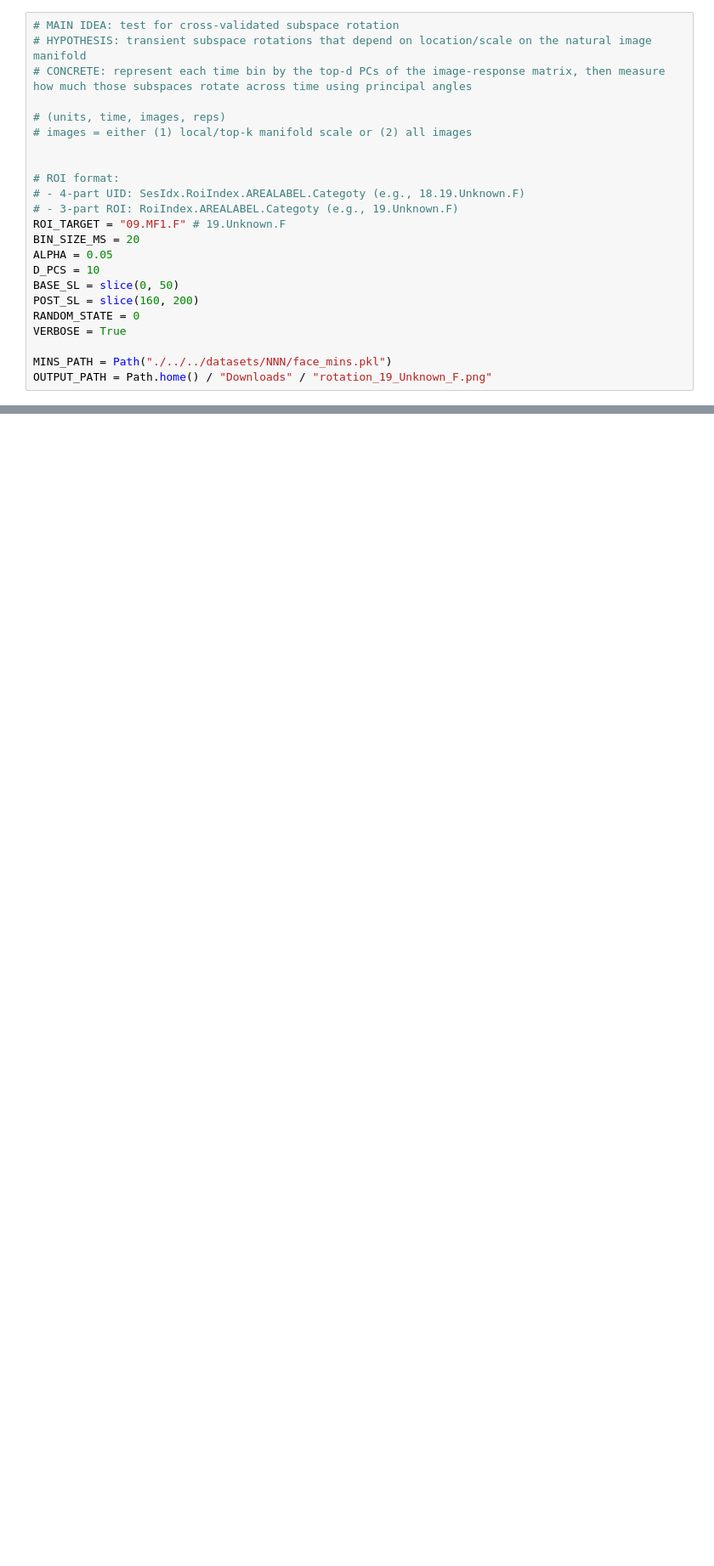
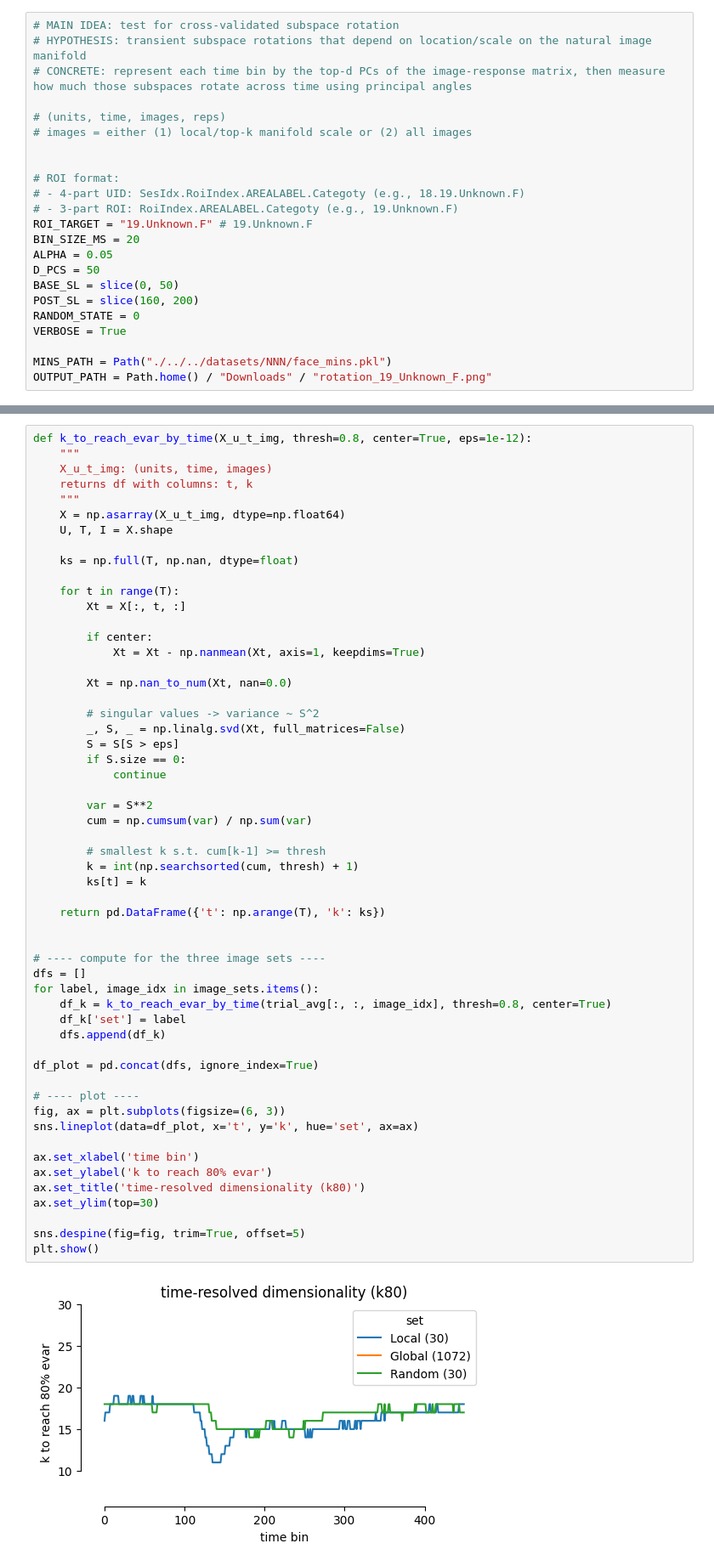
Before and after one commit to aimarvi/triplen, a Jupyter notebook: timextime/rotation.ipynb, the cells around one changed output, grey strips where cells are left out. Shown at 85% size. Cells and saved outputs as stored; diff of their text form; blank space fills up the shorter version.

```diff
--- a/timextime/rotation.ipynb
+++ b/timextime/rotation.ipynb
@@ -65,10 +87,10 @@ def principal_angles(Q1: np.ndarray, Q2: np.ndarray) -> np.ndarray:
 # ROI format:
 # - 4-part UID: SesIdx.RoiIndex.AREALABEL.Categoty (e.g., 18.19.Unknown.F)
 # - 3-part ROI: RoiIndex.AREALABEL.Categoty (e.g., 19.Unknown.F)
-ROI_TARGET = "09.MF1.F" # 19.Unknown.F
+ROI_TARGET = "19.Unknown.F" # 19.Unknown.F
 BIN_SIZE_MS = 20
 ALPHA = 0.05
-D_PCS = 10
+D_PCS = 50
 BASE_SL = slice(0, 50)
 POST_SL = slice(160, 200)
 RANDOM_STATE = 0
@@ -139,3 +245,60 @@ for label, image_idx in image_sets.items():
+# %%
+def k_to_reach_evar_by_time(X_u_t_img, thresh=0.8, center=True, eps=1e-12):
+    """
+    X_u_t_img: (units, time, images)
+    returns df with columns: t, k
+    """
+    X = np.asarray(X_u_t_img, dtype=np.float64)
+    U, T, I = X.shape
+
+    ks = np.full(T, np.nan, dtype=float)
+
+    for t in range(T):
+        Xt = X[:, t, :]
+
+        if center:
+            Xt = Xt - np.nanmean(Xt, axis=1, keepdims=True)
+
+        Xt = np.nan_to_num(Xt, nan=0.0)
+
+        # singular values -> variance ~ S^2
+        _, S, _ = np.linalg.svd(Xt, full_matrices=False)
+        S = S[S > eps]
+        if S.size == 0:
+            continue
+
+        var = S**2
+        cum = np.cumsum(var) / np.sum(var)
+
+        # smallest k s.t. cum[k-1] >= thresh
+        k = int(np.searchsorted(cum, thresh) + 1)
+        ks[t] = k
+
+    return pd.DataFrame({'t': np.arange(T), 'k': ks})
+
+
+# ---- compute for the three image sets ----
+dfs = []
+for label, image_idx in image_sets.items():
+    df_k = k_to_reach_evar_by_time(trial_avg[:, :, image_idx], thresh=0.8, center=True)
+    df_k['set'] = label
+    dfs.append(df_k)
+
+df_plot = pd.concat(dfs, ignore_index=True)
+
+# ---- plot ----
+fig, ax = plt.subplots(figsize=(6, 3))
+sns.lineplot(data=df_plot, x='t', y='k', hue='set', ax=ax)
+
+ax.set_xlabel('time bin')
+ax.set_ylabel('k to reach 80% evar')
+ax.set_title('time-resolved dimensionality (k80)')
+ax.set_ylim(top=30)
+
+sns.despine(fig=fig, trim=True, offset=5)
+plt.show()
+# %% [output]
+[figure, added]
 # %%
 fig, axes = plt.subplots(2, 3, figsize=(15, 8), constrained_layout=True)
 for col, (label, sim_cv) in enumerate(set_rotation.items()):
```
Also changed, not shown: parts of 5 cells of this notebook, 2 other files.
